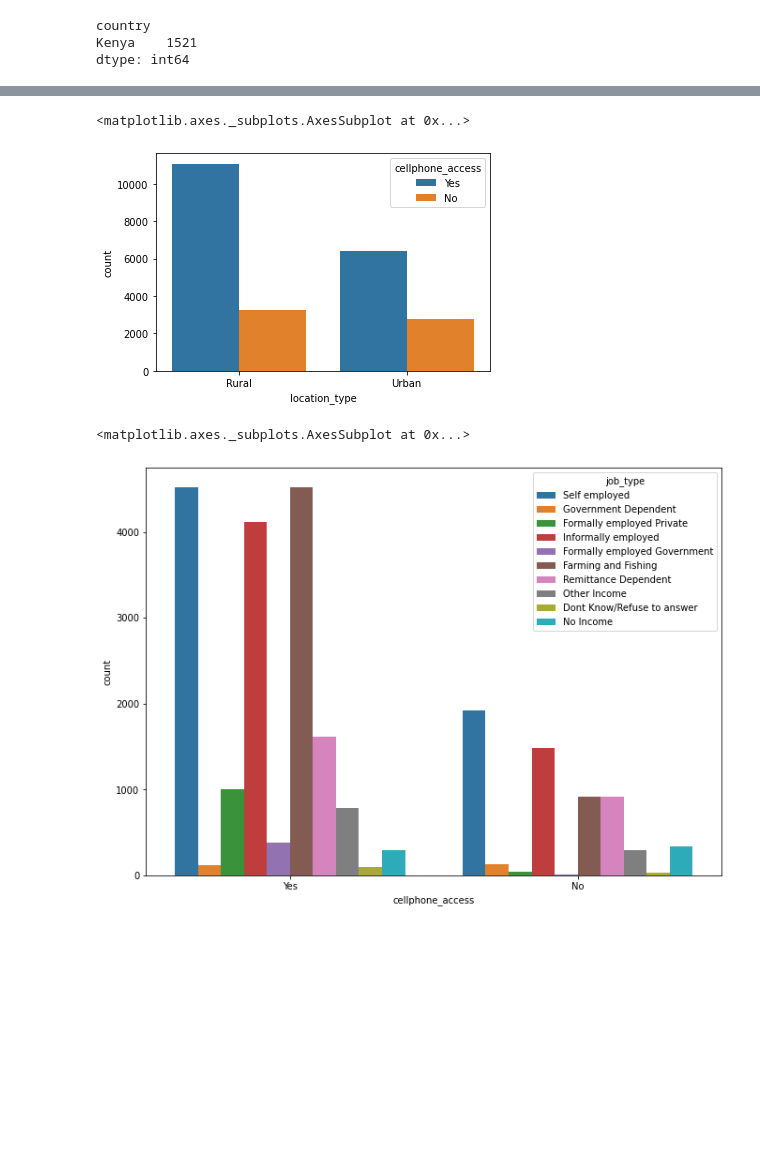
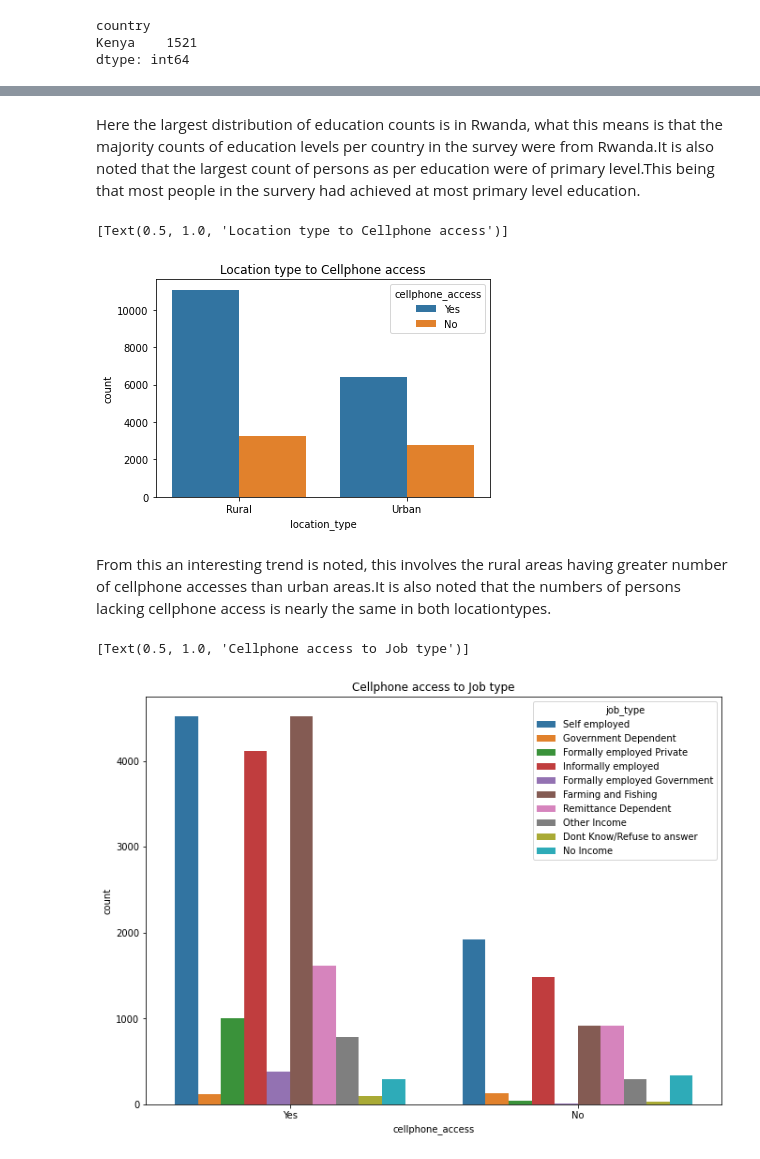
Before and after one commit to KevKil/Brainy-Badgers-Project, a Jupyter notebook: Brainy_Badgers_Financial_Inclusion.ipynb, the cells around one changed output, grey strips where cells are left out. Cells and saved outputs as stored; diff of their text form; code cells hidden in the pictures; blank space fills up the shorter version.

```diff
--- a/Brainy_Badgers_Financial_Inclusion.ipynb
+++ b/Brainy_Badgers_Financial_Inclusion.ipynb
@@ -487,17 +570,21 @@ sns.countplot(x='country', data=df ,hue='cellphone_access' )
+# %% [markdown]
+Here the largest distribution of education counts is in Rwanda, what this means is that the majority counts of education levels per country in the survey were from Rwanda.It is also noted that the largest count of persons as per education were of primary level.This being that most people in the survery had achieved at most primary level education.
 # %%
-#The third visualization will regard.
+#The eigth visualization will regard.
 #Determination of the level of access to mobile phones for people in urban areas and rural areas.
 #
-sns.countplot(x='location_type', data=df ,hue='cellphone_access' )
+sns.countplot(x='location_type', data=df ,hue='cellphone_access' ).set(title='Location type to Cellphone access')
 # %% [output]
-<matplotlib.axes._subplots.AxesSubplot at 0x...>
+[Text(0.5, 1.0, 'Location type to Cellphone access')]
-[figure, old version]
+[figure, new version]
+# %% [markdown]
+From this an interesting trend is noted, this involves the rural areas having greater number of cellphone accesses than urban areas.It is also noted that the numbers of persons lacking cellphone access is nearly the same in both locationtypes.
 # %%
-#The fourth visualization will regard.
+#The ninth visualization will regard.
 #Determination of the influence of mobile phone access to employment status..
 #
 plt.figure(figsize=(11,8))
-sns.countplot(x='cellphone_access', data=df ,hue='job_type' )
+sns.countplot(x='cellphone_access', data=df ,hue='job_type' ).set(title='Cellphone access to Job type')
 # %% [output]
-<matplotlib.axes._subplots.AxesSubplot at 0x...>
+[Text(0.5, 1.0, 'Cellphone access to Job type')]
-[figure, old version]
+[figure, new version]
```
Also changed, not shown: parts of 40 cells of this notebook, 3 other files.
